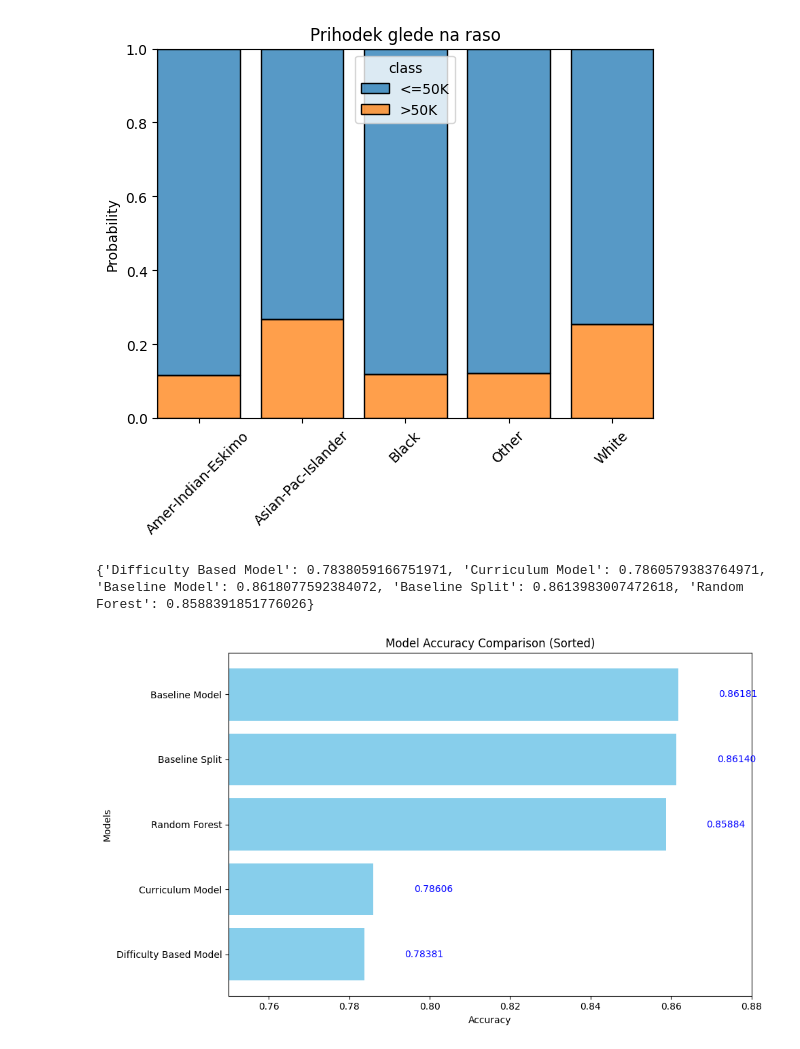
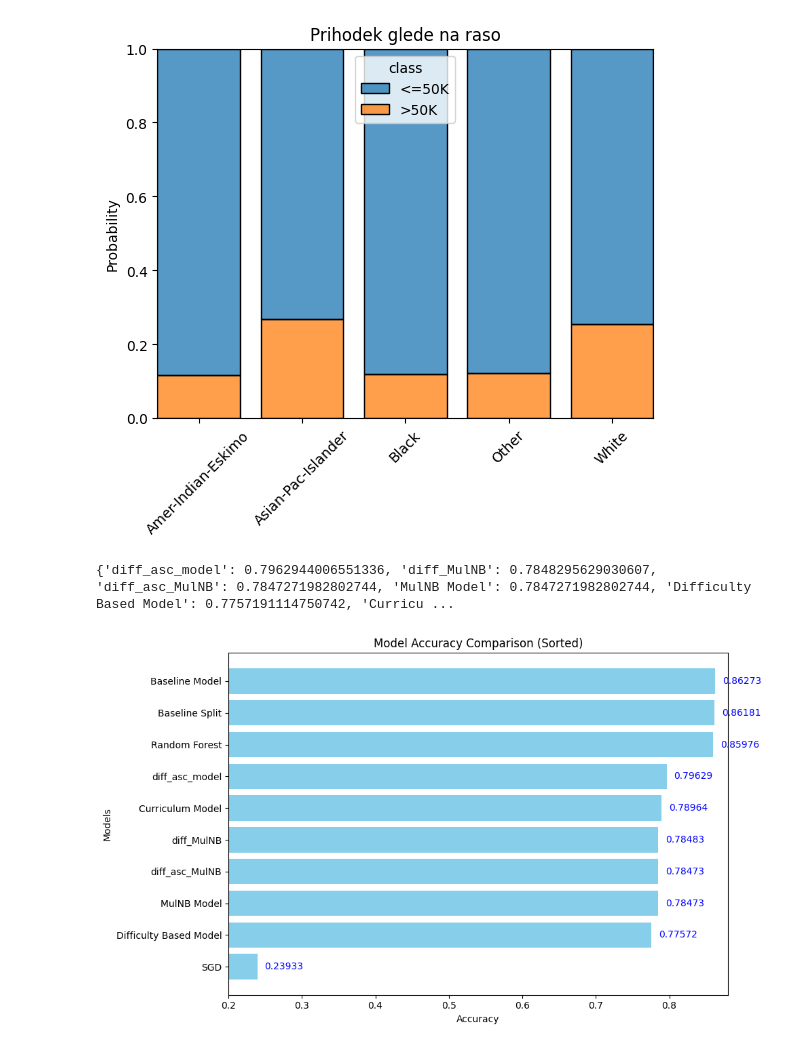
Before and after one commit to trdin/FairStudentTeacher, a Jupyter notebook: models_eval/basic_model_compare.ipynb, the cells around one changed output. Cells and saved outputs as stored; diff of their text form; code cells hidden in the pictures.

Commit message:
added fairness model comparison analyzing random state effect on SGD curriculum learning

```diff
--- a/models_eval/basic_model_compare.ipynb
+++ b/models_eval/basic_model_compare.ipynb
@@ -73,7 +73,7 @@ y = (df['class'] == '>50K').astype(int)  # Binary target: 1 if >50K, else 0
 z = df['race']  # Sensitive attribute
 
 # Train-test split
-X_train, X_test, y_train, y_test, z_train, z_test = train_test_split(X, y, z, test_size=0.2, random_state=42, stratify=y)
+X_train, X_test, y_train, y_test, z_train, z_test = train_test_split(X, y, z, test_size=0.2, random_state=42, stratify=y, shuffle=True)
 # %%
 
 def split_into_parts(X, y_prob, n_splits = 5):
@@ -94,7 +94,9 @@ def split_into_parts(X, y_prob, n_splits = 5):
 import numpy as np
 import pandas as pd
 
-def split_into_difficulty_parts(X, y_prob, n_splits=5):
+## TODO - Partially Fit then test - then fit again with weights on misslassified samples
+
+def split_into_difficulty_parts(X, y_prob, n_splits=5, ascending=False):
     """Splits X and y into 5 parts based on the highest prediction probability,
     with the most difficult samples (lowest probability) getting split last.
     """
@@ -109,8 +111,8 @@ def split_into_difficulty_parts(X, y_prob, n_splits=5):
     X_sorted['y_pred'] = y_pred
     X_sorted['max_prob'] = max_prob
 
-    # Sort by the highest probability (descending order) - more confident predictions come first
-    X_sorted = X_sorted.sort_values(by='max_prob', ascending=False)
+    # By default: Sort by the highest probability (descending order) - more confident predictions come first
+    X_sorted = X_sorted.sort_values(by='max_prob', ascending=ascending)
 
     #print(X_sorted.head())
     # Split the sorted data into n_splits parts
@@ -124,13 +126,20 @@ def split_into_difficulty_parts(X, y_prob, n_splits=5):
         split_data.append((split_X, split_y_pred))
 
     return split_data
+# %%
+def split_into_difficulty_parts_asc(X, y_prob, n_splits=5):
+    return split_into_difficulty_parts(X, y_prob, n_splits, ascending=True)
 # %%
+from sklearn.naive_bayes import MultinomialNB
+curriculum_model = CurriculumStudentTeacher(teacher_type=RandomForestClassifier, student_type = SGDClassifier, transform_func= split_into_parts, split_data=False, n_splits=6)
 
-curriculum_model = CurriculumStudentTeacher(teacher_type=RandomForestClassifier, student_type = SGDClassifier, transform_func= split_into_parts, split_data=True, n_splits=6)
+difficulty_based_model = CurriculumStudentTeacher(teacher_type=RandomForestClassifier, student_type = SGDClassifier, transform_func= split_into_difficulty_parts, split_data=False, n_splits=6)
 
-difficulty_based_model = CurriculumStudentTeacher(teacher_type=RandomForestClassifier, student_type = SGDClassifier, transform_func= split_into_difficulty_parts, split_data=True, n_splits=6)
+diff_asc_model = CurriculumStudentTeacher(teacher_type=RandomForestClassifier, student_type = SGDClassifier, transform_func= split_into_difficulty_parts_asc, split_data=False, n_splits=6)
 
-
+MulNB_model = CurriculumStudentTeacher(teacher_type=RandomForestClassifier, student_type = MultinomialNB, transform_func= split_into_parts, split_data=True, n_splits=6)
+diff_MulNB = CurriculumStudentTeacher(teacher_type=RandomForestClassifier, student_type = MultinomialNB, transform_func= split_into_difficulty_parts, split_data=True, n_splits=6)
+diff_asc_MulNB = CurriculumStudentTeacher(teacher_type=RandomForestClassifier, student_type = MultinomialNB, transform_func= split_into_difficulty_parts_asc, split_data=True, n_splits=6)
 
 #Student Teacher models for reference
 baseline_model = TeacherStudentClassifier(RandomForestClassifier, split_data=True)
@@ -139,57 +148,75 @@ baseline_split = TeacherStudentClassifier(RandomForestClassifier, split_data=Tru
 
 #randomForrest for reference
 rf_classifier = RandomForestClassifier()
+sgd_classifier = SGDClassifier()
 
 # Train classifiers
+diff_MulNB.fit(X_train, y_train)
+diff_asc_MulNB.fit(X_train, y_train)
+MulNB_model.fit(X_train, y_train)
+
+diff_asc_model.fit(X_train, y_train)
 baseline_model.fit(X_train, y_train)
 difficulty_based_model.fit(X_train, y_train)
 curriculum_model.fit(X_train, y_train)
 baseline_split.fit(X_train, y_train)
 rf_classifier.fit(X_train, y_train)
+sgd_classifier.fit(X_train, y_train)
 
 # Predicitons with all the models
 
+diff_MulNB_predictions = diff_MulNB.predict(X_test)
+diff_asc_MulNB_predictions = diff_asc_MulNB.predict(X_test)
+MulNB_model_predictions = MulNB_model.predict(X_test)
+
+diff_asc_model_predictions = diff_asc_model.predict(X_test)
 curriculum_model_predictions = curriculum_model.predict(X_test)
 difficulty_based_model_predictions = difficulty_based_model.predict(X_test)
 
 baseline_model_predictions= baseline_model.predict(X_test)
 baseline_split_predictions = baseline_split.predict(X_test)
 rf_predictions = rf_classifier.predict(X_test)
+sgd_predictions = sgd_classifier.predict(X_test)
 # %%
 # Evaluate accuracy for each model
 accuracies = {
+    "diff_asc_model": accuracy_score(y_test, diff_asc_model_predictions),
+    "diff_MulNB": accuracy_score(y_test, diff_MulNB_predictions),
+    "diff_asc_MulNB": accuracy_score(y_test, diff_asc_MulNB_predictions),
+    "MulNB Model": accuracy_score(y_test, MulNB_model_predictions),
     "Difficulty Based Model": accuracy_score(y_test, difficulty_based_model_predictions),
     "Curriculum Model": accuracy_score(y_test, curriculum_model_predictions),
     "Baseline Model": accuracy_score(y_test, baseline_model_predictions),
     "Baseline Split": accuracy_score(y_test, baseline_split_predictions),
     "Random Forest": accuracy_score(y_test, rf_predictions),
+    "SGD": accuracy_score(y_test, sgd_predictions),
 }
 
 print(accuracies)
 
 # Sort models by accuracy
 sorted_accuracies = sorted(accuracies.items(), key=lambda x: x[1], reverse=True)
 
 # Prepare data for plotting
 models = [item[0] for item in sorted_accuracies]
 accuracy_values = [item[1] for item in sorted_accuracies]
 
 # Plot the sorted accuracies
 plt.figure(figsize=(10, 6))
 plt.barh(models, accuracy_values, color="skyblue")
 plt.xlabel("Accuracy")
 plt.ylabel("Models")
 plt.title("Model Accuracy Comparison (Sorted)")
 plt.gca().invert_yaxis()  # Invert y-axis to show highest accuracy at the top
-plt.xlim(0.75, 0.88)
+plt.xlim(0.2, 0.88)
 
 
 # Annotate bars with accuracy values
 for i, v in enumerate(accuracy_values):
     plt.text(v + 0.01, i, f"{v:.5f}", color='blue', va='center')
 
 plt.tight_layout()
 plt.show()
 # %% [output]
-{'Difficulty Based Model': 0.7838059166751971, 'Curriculum Model': 0.7860579383764971, 'Baseline Model': 0.8618077592384072, 'Baseline Split': 0.8613983007472618, 'Random Forest': 0.8588391851776026}
+{'diff_asc_model': 0.7962944006551336, 'diff_MulNB': 0.7848295629030607, 'diff_asc_MulNB': 0.7847271982802744, 'MulNB Model': 0.7847271982802744, 'Difficulty Based Model': 0.7757191114750742, 'Curricu ...
-[figure, old version]
+[figure, new version]
```
Also changed, not shown: 5 other files.
